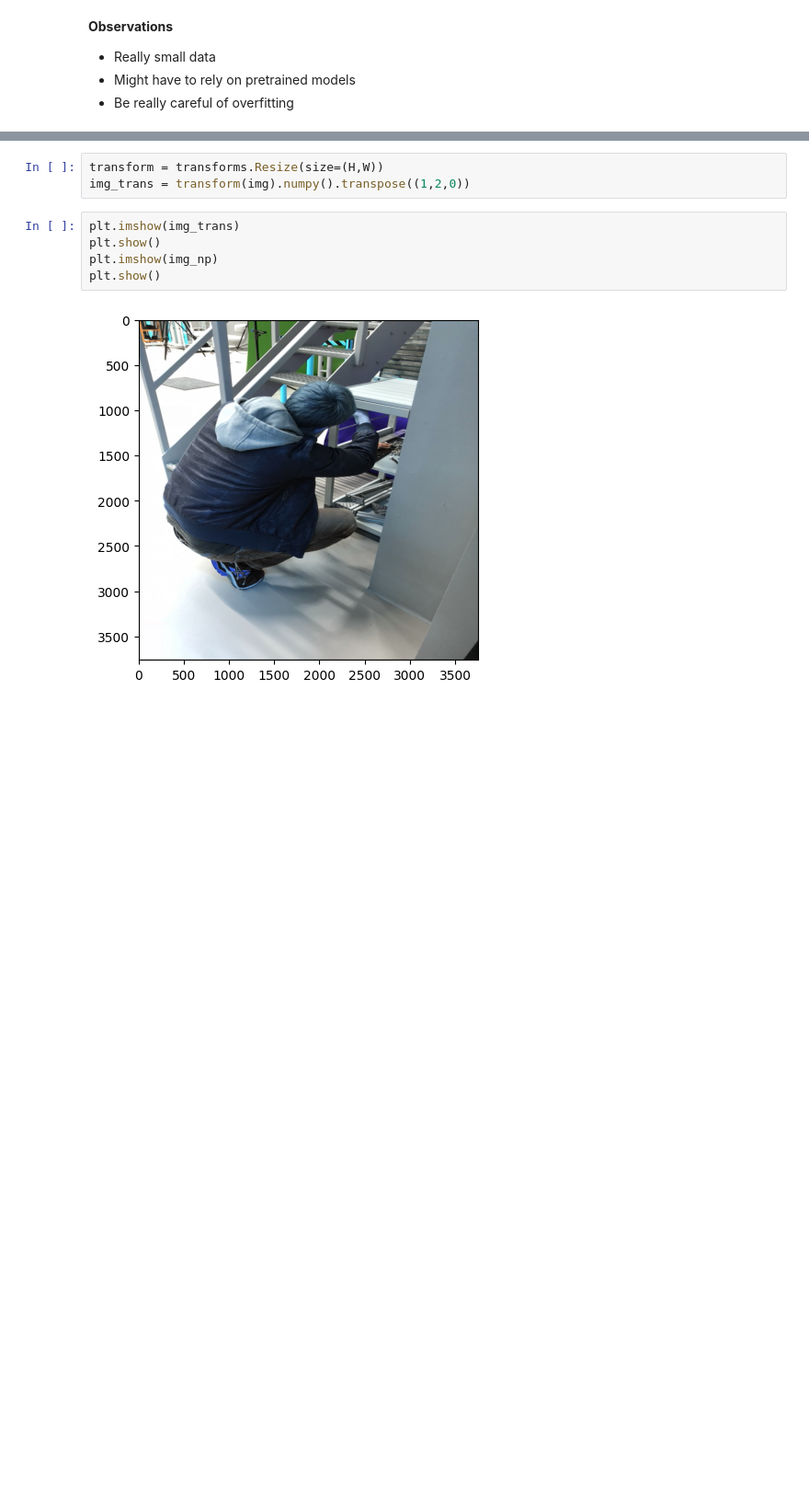
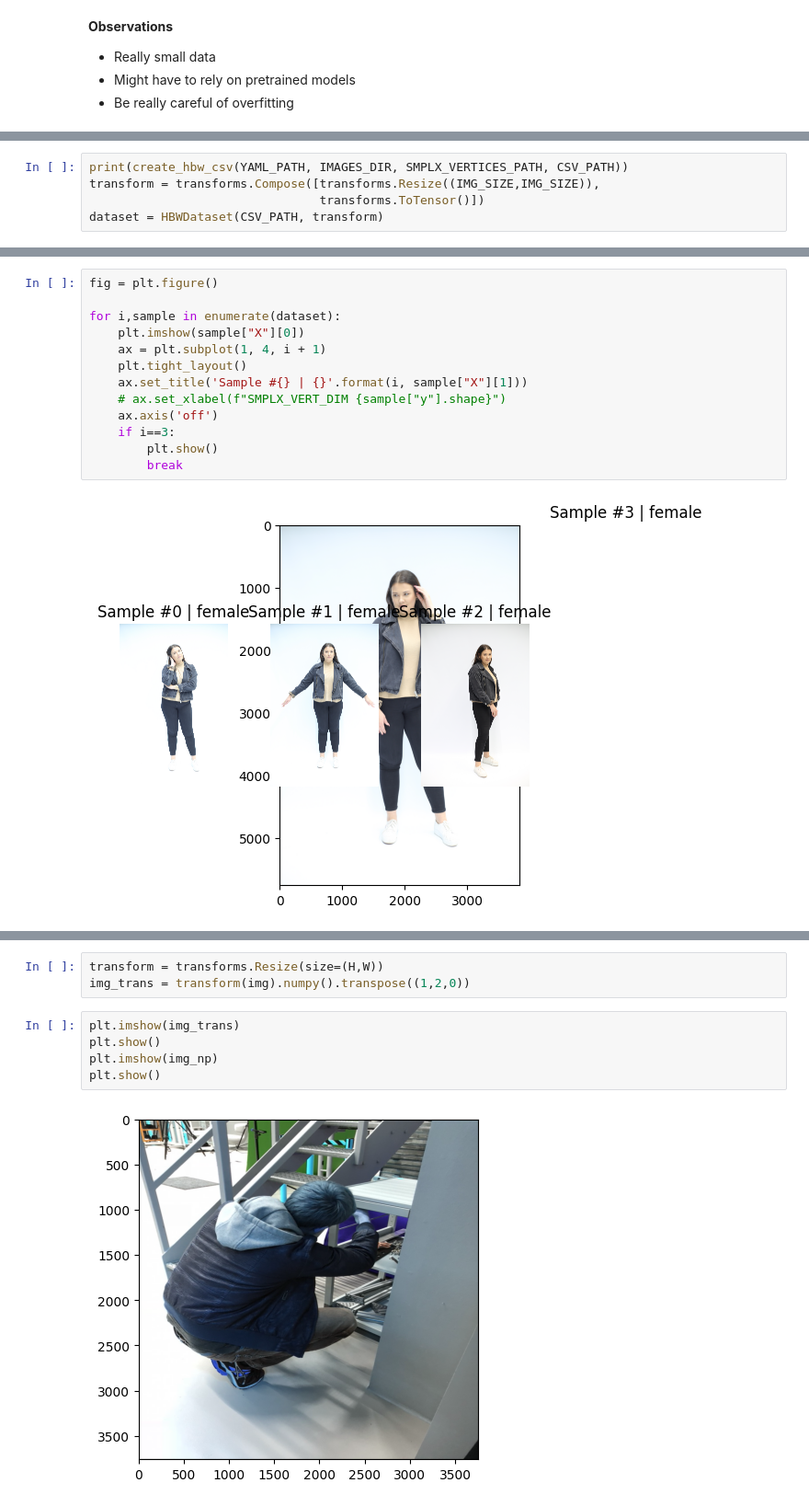
Before and after one commit to nikhil-chigali/Human_Body_Shape_Estimation, a Jupyter notebook: src/DataExploration.ipynb, the cells around one changed output, grey strips where cells are left out. Shown at 92% size. Drawn from its saved outputs; the diff is of its cells as text; blank space fills up the shorter version.

```diff
--- a/src/DataExploration.ipynb
+++ b/src/DataExploration.ipynb
@@ -93,0 +138,5 @@ img_path
+# %%
+print(create_hbw_csv(YAML_PATH, IMAGES_DIR, SMPLX_VERTICES_PATH, CSV_PATH))
+transform = transforms.Compose([transforms.Resize((IMG_SIZE,IMG_SIZE)),
+                                transforms.ToTensor()])
+dataset = HBWDataset(CSV_PATH, transform)
@@ -93,0 +192,15 @@ img_path
+# %%
+fig = plt.figure()
+
+for i,sample in enumerate(dataset):
+    plt.imshow(sample["X"][0])
+    ax = plt.subplot(1, 4, i + 1)
+    plt.tight_layout()
+    ax.set_title('Sample #{} | {}'.format(i, sample["X"][1]))
+    # ax.set_xlabel(f"SMPLX_VERT_DIM {sample["y"].shape}")
+    ax.axis('off')
+    if i==3:
+        plt.show()
+        break
+# %% [output]
+[figure, added]
```
Also changed, not shown: parts of 36 cells of this notebook, 15 other files.
